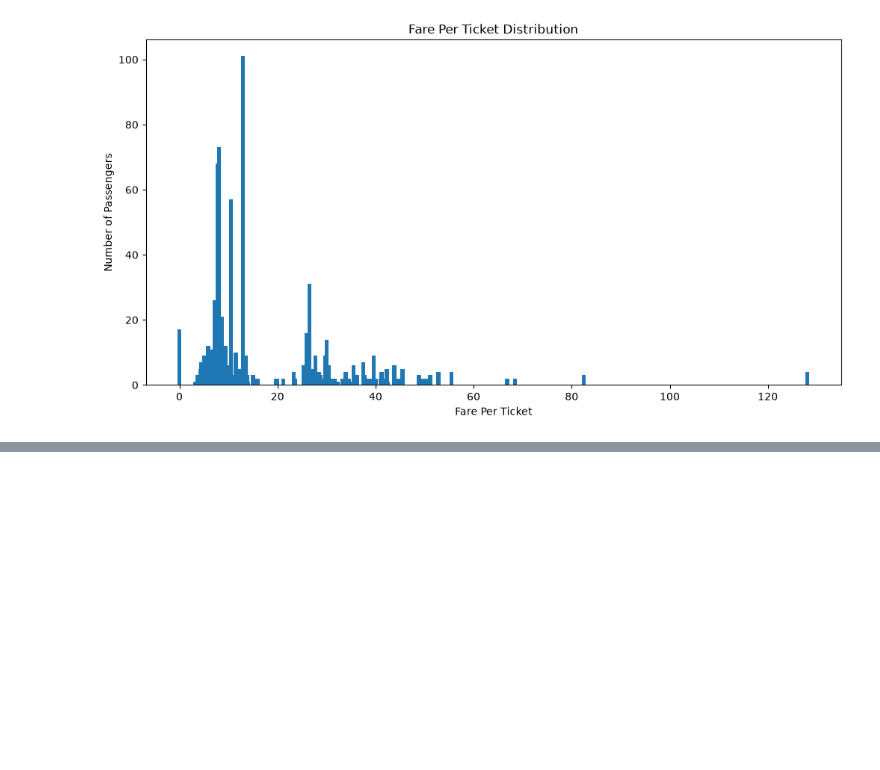
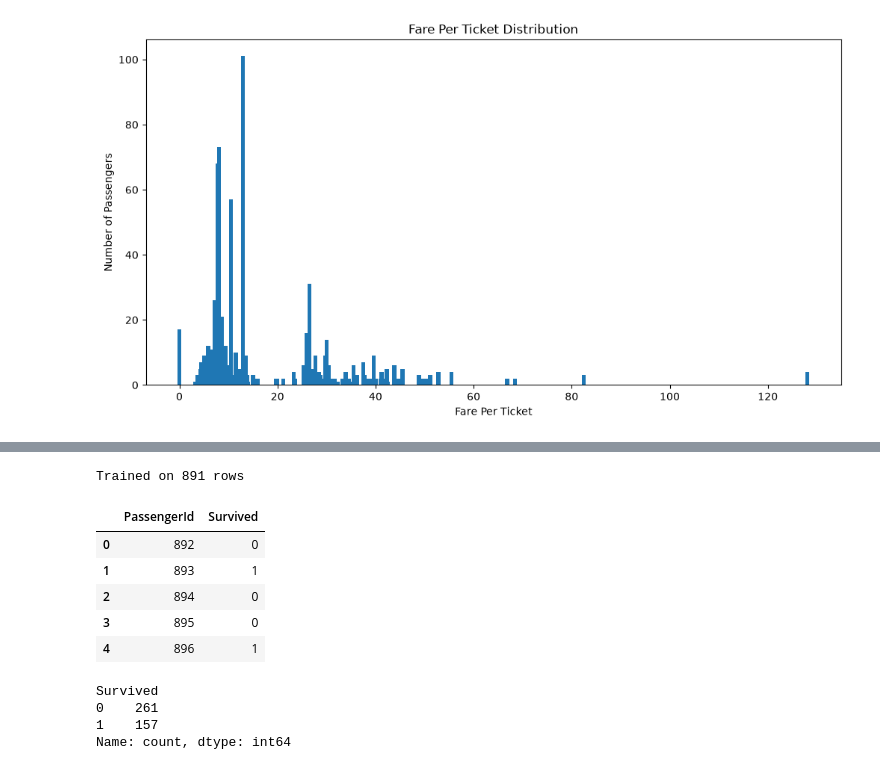
Before and after one commit to Alisa-24/titanic-survival-prediction, a Jupyter notebook: notebook/main.ipynb, the cells around one changed output, grey strips where cells are left out. Cells and saved outputs as stored; diff of their text form; code cells hidden in the pictures; blank space fills up the shorter version.

Commit message:
trained the model and made some changes to the feature engineering and got score 80%

```diff
--- a/notebook/main.ipynb
+++ b/notebook/main.ipynb
@@ -476,0 +480,18 @@ dtype: int64
+# %%
+candidates = {
+    'RF default':               RandomForestClassifier(random_state=42, n_jobs=-1),
+    'RF depth 5':               RandomForestClassifier(n_estimators=500, max_depth=5, min_samples_leaf=3, random_state=42, n_jobs=-1),
+    'RF depth 6':               RandomForestClassifier(n_estimators=500, max_depth=6, min_samples_leaf=3, random_state=42, n_jobs=-1),
+    'RF depth 8':               RandomForestClassifier(n_estimators=500, max_depth=8, min_samples_leaf=3, random_state=42, n_jobs=-1),
+    'RF depth 6, leaf 5':       RandomForestClassifier(n_estimators=500, max_depth=6, min_samples_leaf=5, random_state=42, n_jobs=-1),
+    'RF depth 6, leaf 3, 50%':  RandomForestClassifier(n_estimators=500, max_depth=6, min_samples_leaf=3, max_samples=0.5, random_state=42, n_jobs=-1),
+}
+
+results = {}
+for name, model in candidates.items():
+    mean, std = cv_score(model)
+    results[name] = mean
+    print(f'{name:28s} CV accuracy = {mean:.4f} +/- {std:.4f}')
+
+best_name = max(results, key=results.get)
+print('\nBest:', best_name)
@@ -476,0 +510,30 @@ dtype: int64
+# %%
+final_model = clone(candidates[best_name])
+
+F_train = group_features(np.arange(n_train), np.arange(n_train))
+F_test  = group_features(np.arange(n_train), np.arange(n_train, len(combined_pd)))
+
+final_model.fit(np.c_[X_train_base, F_train], y)
+print('Trained on', n_train, 'rows')
+
+test_pred = final_model.predict(np.c_[X_test_base, F_test])
+
+submission = pd.DataFrame({
+    'PassengerId': test_idx.values,
+    'Survived': test_pred.astype(int)
+})
+
+display(submission.head())
+print(submission['Survived'].value_counts())
+# %% [output]
+Trained on 891 rows
+|  | PassengerId | Survived |
+| 0 | 892 | 0 |
+| 1 | 893 | 1 |
+| 2 | 894 | 0 |
+| 3 | 895 | 0 |
+| 4 | 896 | 1 |
+Survived
+0    261
+1    157
+Name: count, dtype: int64
```
Also changed, not shown: parts of 34 cells of this notebook, 1 other file.
